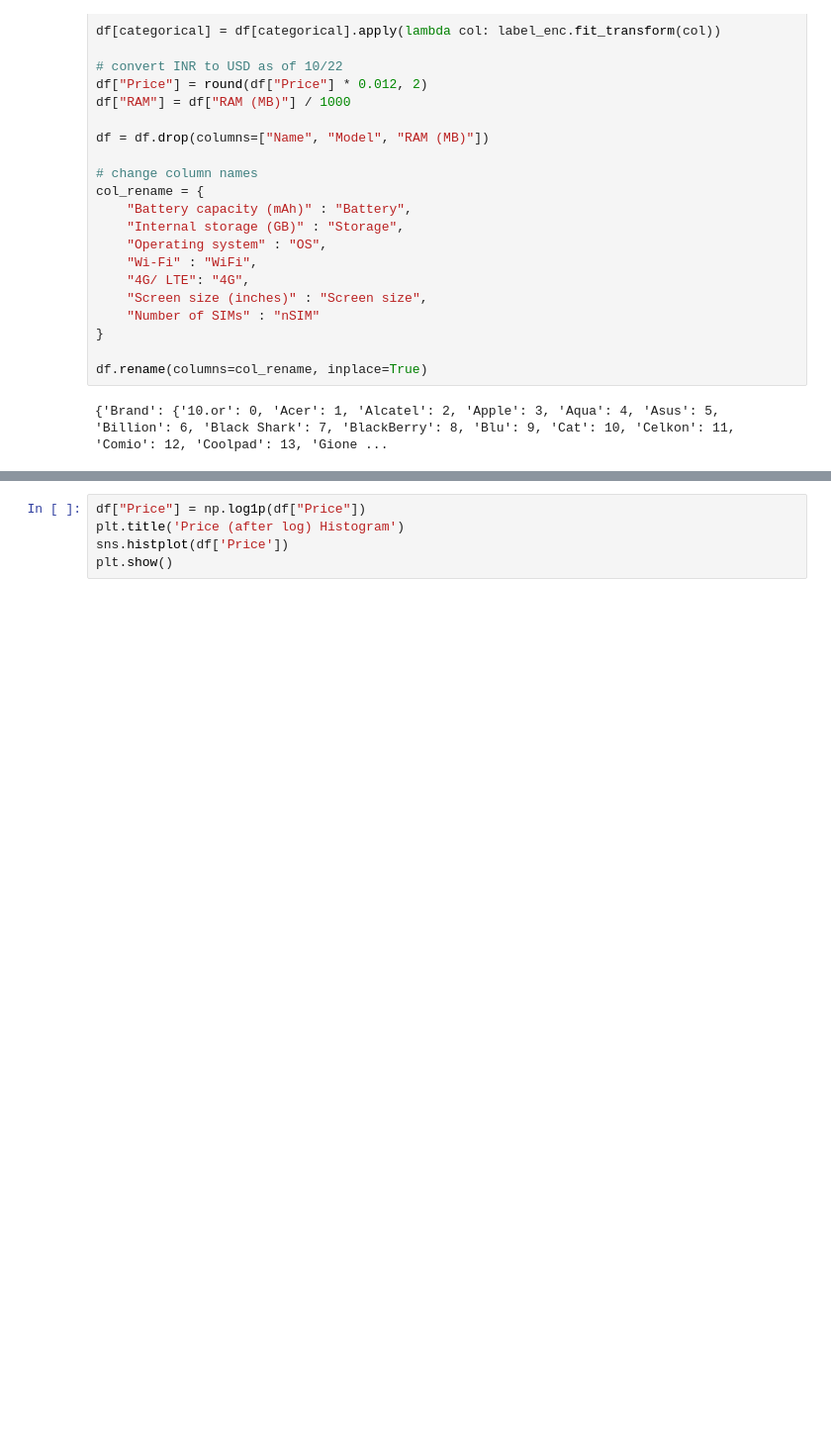
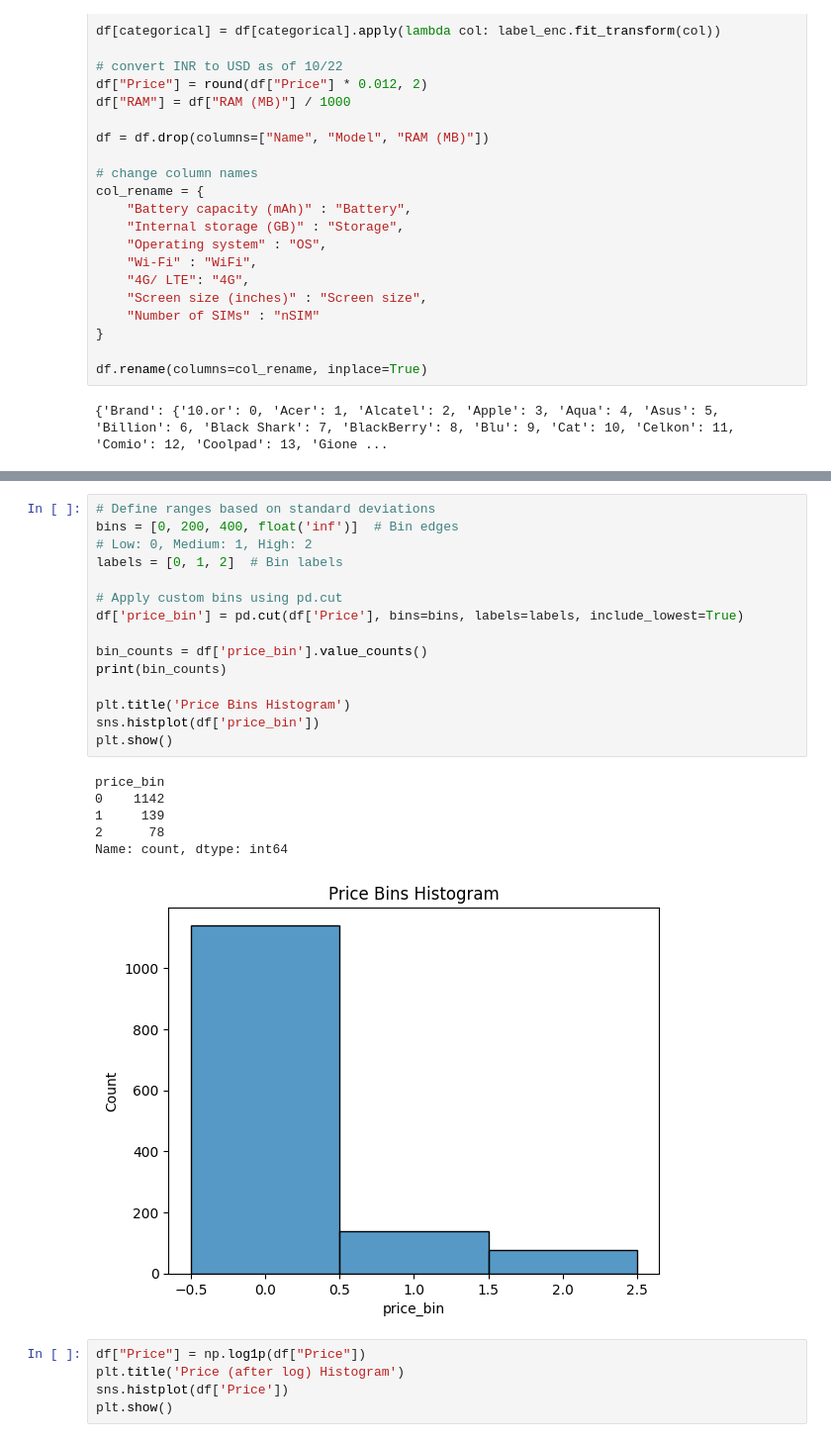
Before and after one commit to dhsiehcode/573_project, a Jupyter notebook: data_exploration.ipynb, the cells around one changed output, grey strips where cells are left out. Shown: that part at 99% size. Drawn from its saved outputs; the diff is of its cells as text; blank space fills up the shorter version.

```diff
--- a/data_exploration.ipynb
+++ b/data_exploration.ipynb
@@ -81,3 +84,25 @@ plt.show()
+# %%
+# Define ranges based on standard deviations
+bins = [0, 200, 400, float('inf')]  # Bin edges
+# Low: 0, Medium: 1, High: 2
+labels = [0, 1, 2]  # Bin labels
+
+# Apply custom bins using pd.cut
+df['price_bin'] = pd.cut(df['Price'], bins=bins, labels=labels, include_lowest=True)
+
+bin_counts = df['price_bin'].value_counts()
+print(bin_counts)
+
+plt.title('Price Bins Histogram')
+sns.histplot(df['price_bin'])
+plt.show()
+# %% [output]
+price_bin
+0    1142
+1     139
+2      78
+Name: count, dtype: int64
+[figure, added]
 # %%
 df["Price"] = np.log1p(df["Price"])
 plt.title('Price (after log) Histogram')
```
Also changed, not shown: parts of 4 cells of this notebook, 2 other files.
